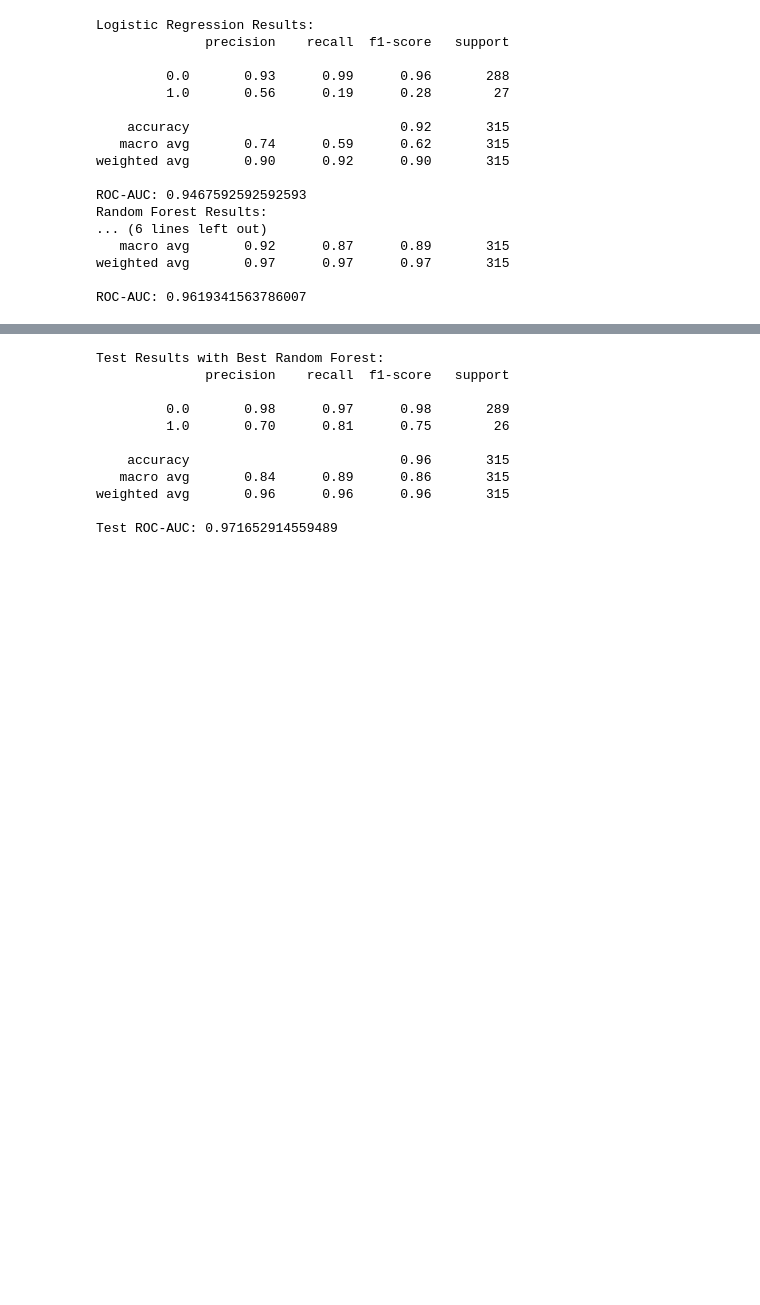
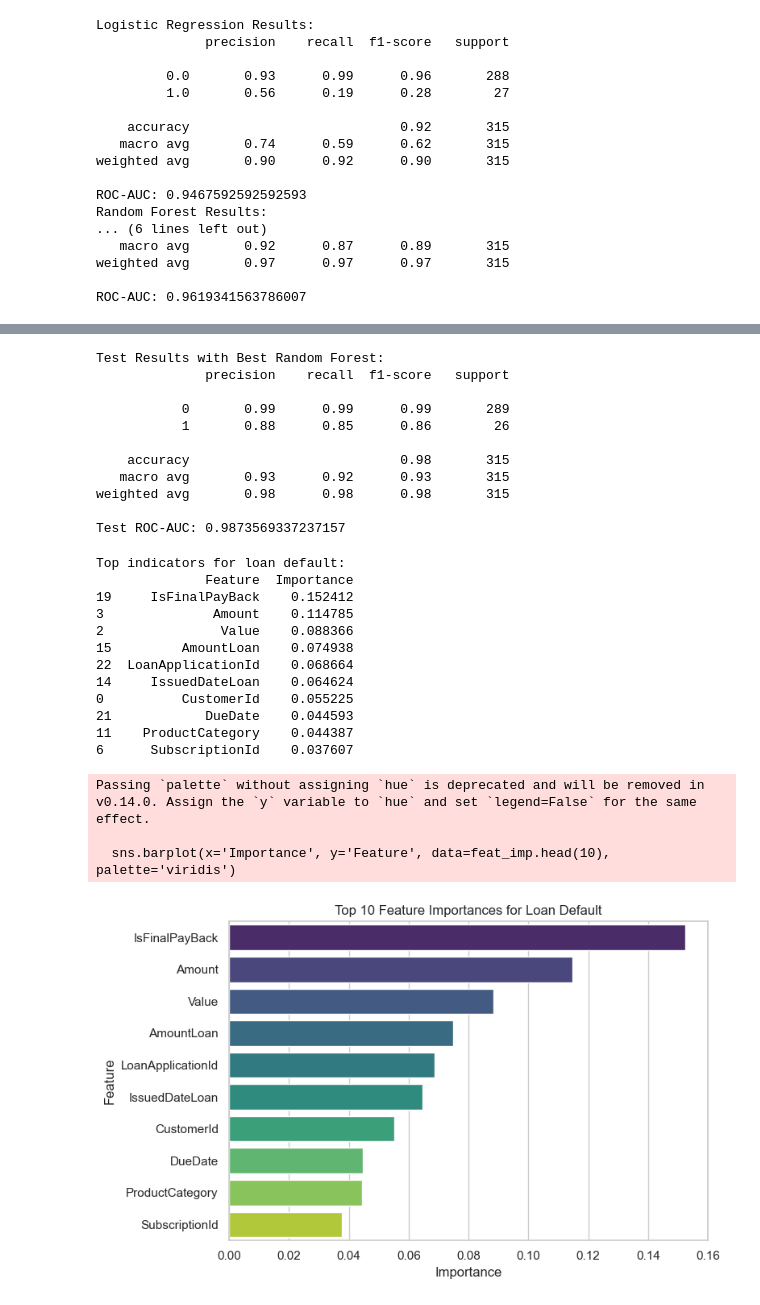
Before and after one commit to NJOOORA/Xente-project, a Jupyter notebook: xente starternotebook.ipynb, the cells around one changed output, grey strips where cells are left out. Cells and saved outputs as stored; diff of their text form; code cells hidden in the pictures; blank space fills up the shorter version.

```diff
--- a/xente starternotebook.ipynb
+++ b/xente starternotebook.ipynb
@@ -183,0 +176,14 @@ Passing `palette` without assigning `hue` is deprecated and will be removed in v
+# %%
+# Split train dataset: 70% training, 15% validation, 15% test
+train_set, temp_set = train_test_split(
+    train, test_size=0.3, random_state=42,
+    stratify=train['IsDefaulted'] if 'IsDefaulted' in train.columns else None
+)
+val_set, test_set = train_test_split(
+    temp_set, test_size=0.5, random_state=42,
+    stratify=temp_set['IsDefaulted'] if 'IsDefaulted' in temp_set.columns else None
+)
+
+print("Training set shape:", train_set.shape)
+print("Validation set shape:", val_set.shape)
+print("Test set shape:", test_set.shape)
@@ -205,11 +215,3 @@ y_val = val_set['IsDefaulted']
 # %%
 # Ensure IsDefaulted is integer and binary
 train['IsDefaulted'] = pd.to_numeric(train['IsDefaulted'], errors='coerce').fillna(0).astype(int)
-# %%
-# Split train dataset: 70% training, 15% validation, 15% test
-train_set, temp_set = train_test_split(train, test_size=0.3, random_state=42, stratify=train['IsDefaulted'] if 'IsDefaulted' in train.columns else None)
-val_set, test_set = train_test_split(temp_set, test_size=0.5, random_state=42, stratify=temp_set['IsDefaulted'] if 'IsDefaulted' in temp_set.columns else None)
-
-print("Training set shape:", train_set.shape)
-print("Validation set shape:", val_set.shape)
-print("Test set shape:", test_set.shape)
@@ -312,20 +338,59 @@ test_features = [col for col in test_set.columns if col in X_train.columns]
 X_test = test_set[test_features]
 y_test = test_set['IsDefaulted']
 
+# Binarize y_test to match model output (0/1)
+y_test_bin = (y_test > 0).astype(int)
+
 # Predict and evaluate
 y_pred_test = best_rf.predict(X_test)
 print("Test Results with Best Random Forest:")
-print(classification_report(y_test, y_pred_test))
-print("Test ROC-AUC:", roc_auc_score(y_test, best_rf.predict_proba(X_test)[:, 1]))
+print(classification_report(y_test_bin, y_pred_test))
+print("Test ROC-AUC:", roc_auc_score(y_test_bin, best_rf.predict_proba(X_test)[:, 1]))
 # %% [output]
 Test Results with Best Random Forest:
               precision    recall  f1-score   support
 
-         0.0       0.98      0.97      0.98       289
-         1.0       0.70      0.81      0.75        26
+           0       0.99      0.99      0.99       289
+           1       0.88      0.85      0.86        26
 
-    accuracy                           0.96       315
-   macro avg       0.84      0.89      0.86       315
-weighted avg       0.96      0.96      0.96       315
+    accuracy                           0.98       315
+   macro avg       0.93      0.92      0.93       315
+weighted avg       0.98      0.98      0.98       315
 
-Test ROC-AUC: 0.971652914559489
+Test ROC-AUC: 0.9873569337237157
+# %%
+# After fitting your best_rf model
+importances = best_rf.feature_importances_
+feature_names = X_train.columns
+
+# Create a DataFrame for easy viewing
+feat_imp = pd.DataFrame({'Feature': feature_names, 'Importance': importances})
+feat_imp = feat_imp.sort_values(by='Importance', ascending=False)
+
+# Show top 10 features
+print("Top indicators for loan default:")
+print(feat_imp.head(10))
+
+# Optional: Plot
+plt.figure(figsize=(8, 5))
+sns.barplot(x='Importance', y='Feature', data=feat_imp.head(10), palette='viridis')
+plt.title('Top 10 Feature Importances for Loan Default')
+plt.tight_layout()
+plt.show()
+# %% [output]
+Top indicators for loan default:
+              Feature  Importance
+19     IsFinalPayBack    0.152412
+3              Amount    0.114785
+2               Value    0.088366
+15         AmountLoan    0.074938
+22  LoanApplicationId    0.068664
+14     IssuedDateLoan    0.064624
+0          CustomerId    0.055225
+21            DueDate    0.044593
+11    ProductCategory    0.044387
+6      SubscriptionId    0.037607
+Passing `palette` without assigning `hue` is deprecated and will be removed in v0.14.0. Assign the `y` variable to `hue` and set `legend=False` for the same effect.
+
+  sns.barplot(x='Importance', y='Feature', data=feat_imp.head(10), palette='viridis')
+[figure, added]
```
Also changed, not shown: parts of 9 cells of this notebook.
